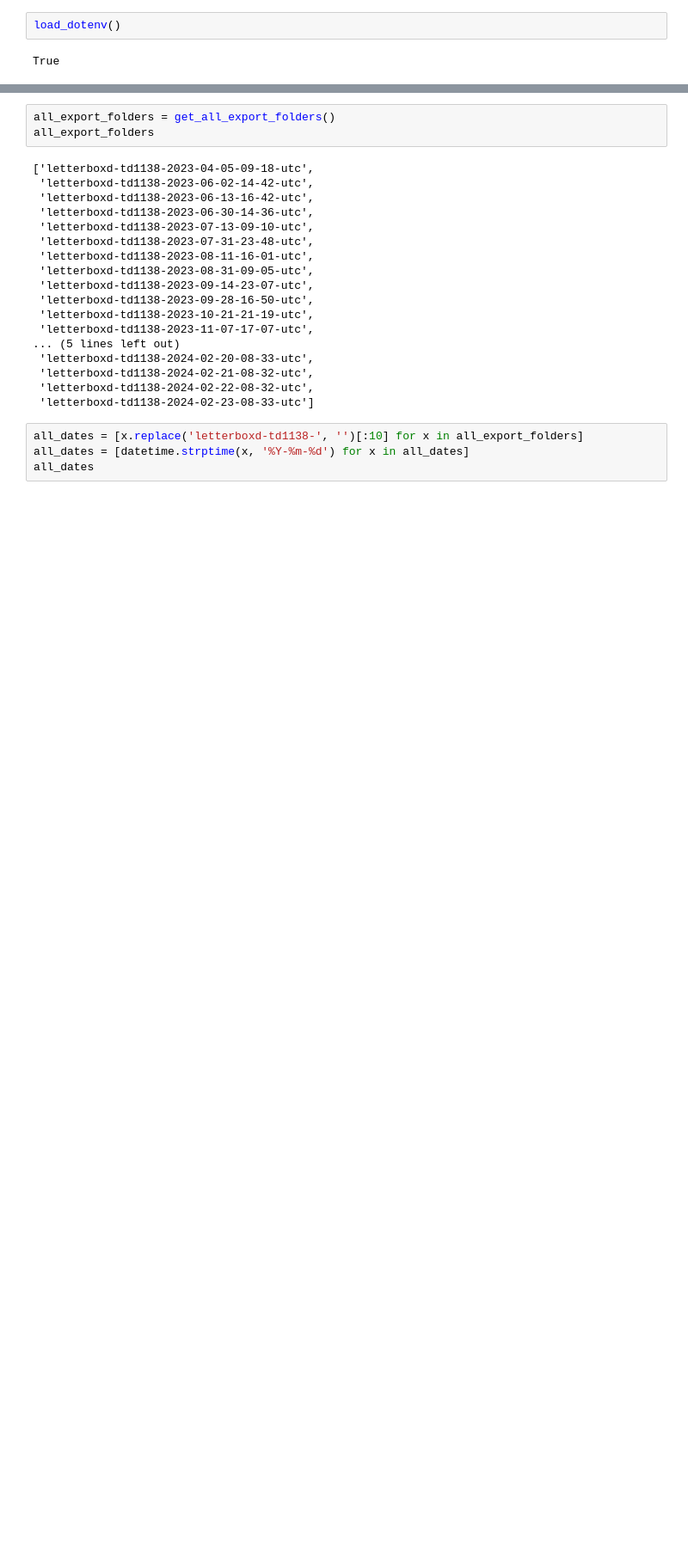
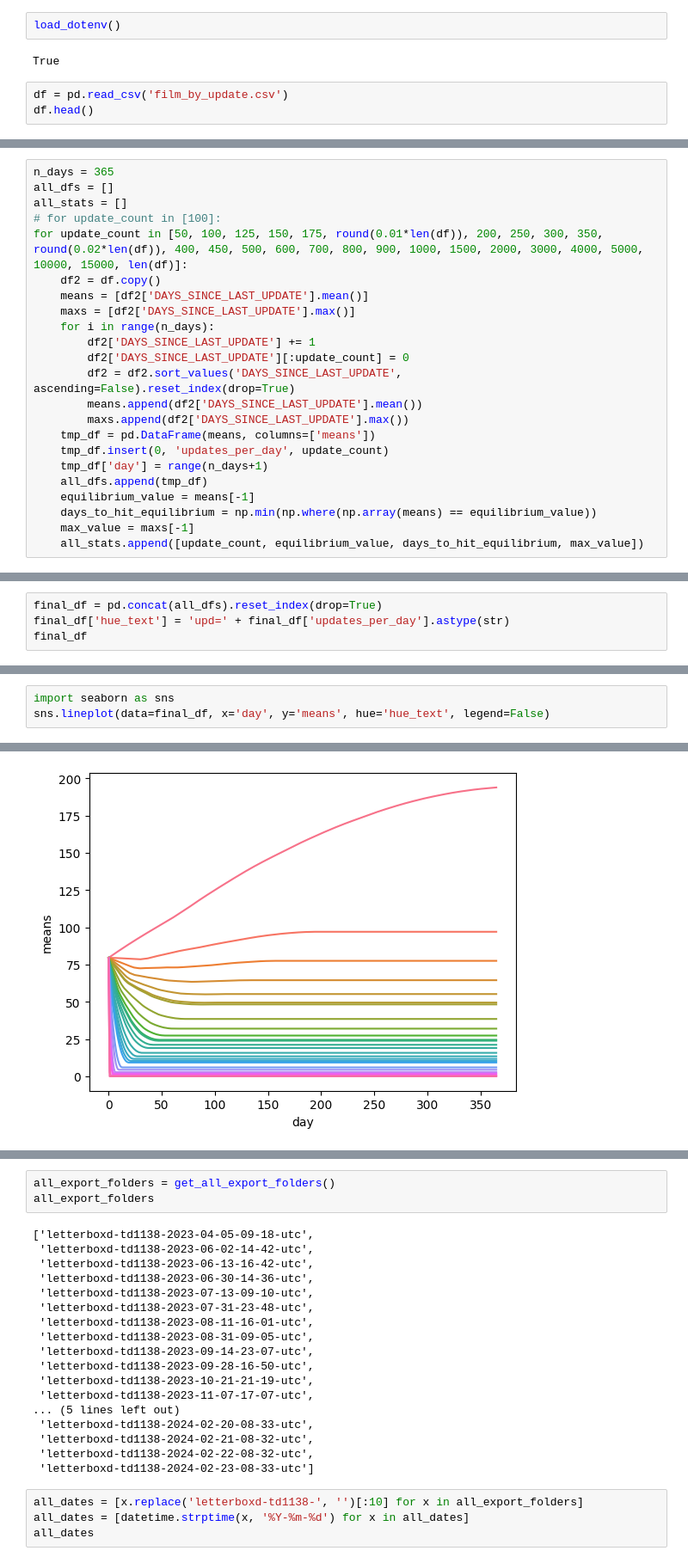
Before and after one commit to TD1138/letterboxd-app, a Jupyter notebook: lib/notebooks/GeneralTesting.ipynb, the cells around one changed output, grey strips where cells are left out. Shown at 86% size. Saved outputs shown, nothing was run; the diff lists cells and outputs as text; blank space fills up the shorter version.

```diff
--- a/lib/notebooks/GeneralTesting.ipynb
+++ b/lib/notebooks/GeneralTesting.ipynb
@@ -9,3 +10,6 @@ from export_utils import get_all_export_folders, cleanup_exports_folder
 load_dotenv()
 # %% [output]
 True
+# %%
+df = pd.read_csv('film_by_update.csv')
+df.head()
@@ -11,0 +23,23 @@ True
+# %%
+n_days = 365
+all_dfs = []
+all_stats = []
+# for update_count in [100]:
+for update_count in [50, 100, 125, 150, 175, round(0.01*len(df)), 200, 250, 300, 350, round(0.02*len(df)), 400, 450, 500, 600, 700, 800, 900, 1000, 1500, 2000, 3000, 4000, 5000, 10000, 15000, len(df)]:
+    df2 = df.copy()
+    means = [df2['DAYS_SINCE_LAST_UPDATE'].mean()]
+    maxs = [df2['DAYS_SINCE_LAST_UPDATE'].max()]
+    for i in range(n_days):
+        df2['DAYS_SINCE_LAST_UPDATE'] += 1
+        df2['DAYS_SINCE_LAST_UPDATE'][:update_count] = 0
+        df2 = df2.sort_values('DAYS_SINCE_LAST_UPDATE', ascending=False).reset_index(drop=True)
+        means.append(df2['DAYS_SINCE_LAST_UPDATE'].mean())
+        maxs.append(df2['DAYS_SINCE_LAST_UPDATE'].max())
+    tmp_df = pd.DataFrame(means, columns=['means'])
+    tmp_df.insert(0, 'updates_per_day', update_count)
+    tmp_df['day'] = range(n_days+1)
+    all_dfs.append(tmp_df)
+    equilibrium_value = means[-1]
+    days_to_hit_equilibrium = np.min(np.where(np.array(means) == equilibrium_value))
+    max_value = maxs[-1]
+    all_stats.append([update_count, equilibrium_value, days_to_hit_equilibrium, max_value])
@@ -11,0 +64,4 @@ True
+# %%
+final_df = pd.concat(all_dfs).reset_index(drop=True)
+final_df['hue_text'] = 'upd=' + final_df['updates_per_day'].astype(str)
+final_df
@@ -11,0 +82,4 @@ True
+# %%
+import seaborn as sns
+sns.lineplot(data=final_df, x='day', y='means', hue='hue_text', legend=False)
+# %% [output]
@@ -11,0 +87 @@ True
+[figure, added]
```
Also changed, not shown: parts of 12 cells of this notebook, 4 other files.
